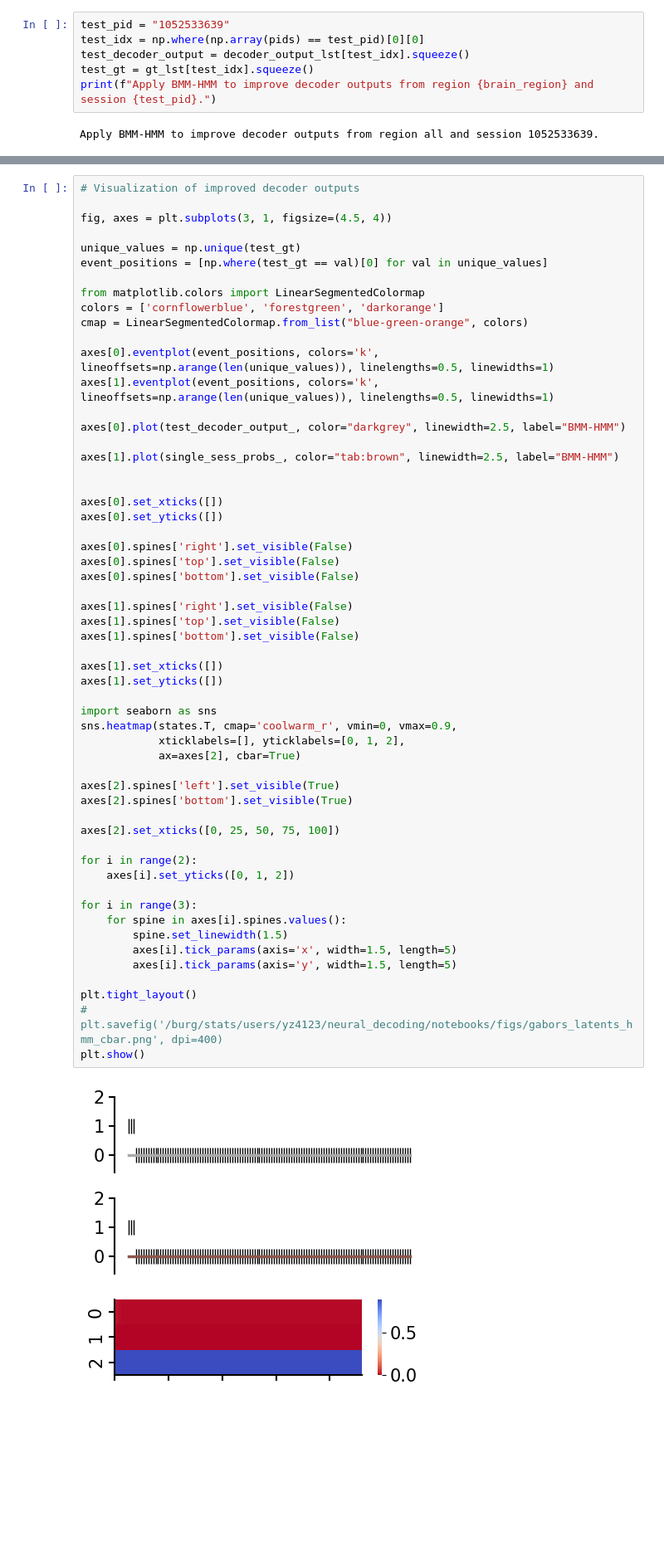
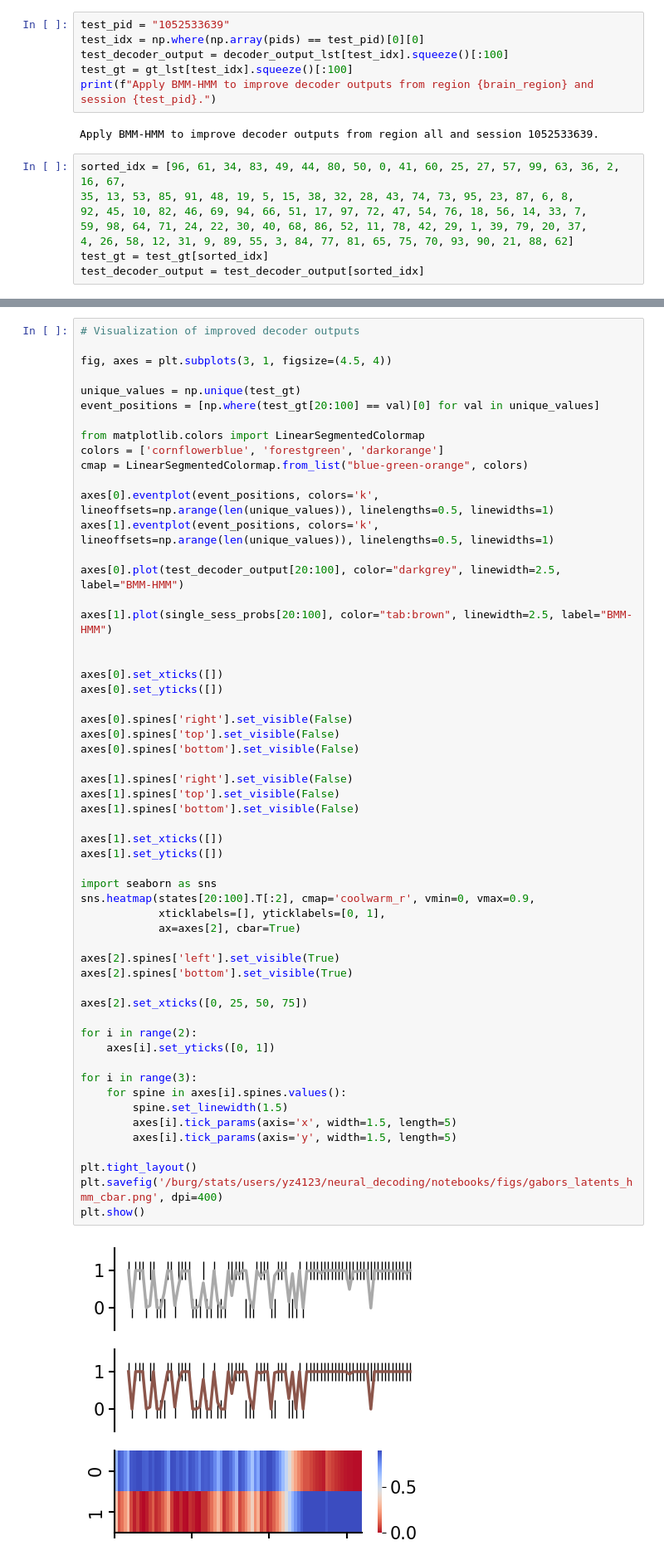
Before and after one commit to yzhang511/neural_decoding, a Jupyter notebook: notebooks/BMM-HMM-example.ipynb, the cells around one changed output, grey strips where cells are left out. Shown: that part at 83% size. Cells and saved outputs as stored; diff of their text form; blank space fills up the shorter version.

```diff
--- a/notebooks/BMM-HMM-example.ipynb
+++ b/notebooks/BMM-HMM-example.ipynb
@@ -64,11 +64,19 @@ This model learns parameters only from `decoder_output` in the test session.
 # %%
 test_pid = "1052533639"
 test_idx = np.where(np.array(pids) == test_pid)[0][0]
-test_decoder_output = decoder_output_lst[test_idx].squeeze()
-test_gt = gt_lst[test_idx].squeeze()
+test_decoder_output = decoder_output_lst[test_idx].squeeze()[:100]
+test_gt = gt_lst[test_idx].squeeze()[:100]
 print(f"Apply BMM-HMM to improve decoder outputs from region {brain_region} and session {test_pid}.")
 # %% [output]
 Apply BMM-HMM to improve decoder outputs from region all and session 1052533639.
+# %%
+sorted_idx = [96, 61, 34, 83, 49, 44, 80, 50, 0, 41, 60, 25, 27, 57, 99, 63, 36, 2, 16, 67,
+35, 13, 53, 85, 91, 48, 19, 5, 15, 38, 32, 28, 43, 74, 73, 95, 23, 87, 6, 8,
+92, 45, 10, 82, 46, 69, 94, 66, 51, 17, 97, 72, 47, 54, 76, 18, 56, 14, 33, 7,
+59, 98, 64, 71, 24, 22, 30, 40, 68, 86, 52, 11, 78, 42, 29, 1, 39, 79, 20, 37,
+4, 26, 58, 12, 31, 9, 89, 55, 3, 84, 77, 81, 65, 75, 70, 93, 90, 21, 88, 62]
+test_gt = test_gt[sorted_idx]
+test_decoder_output = test_decoder_output[sorted_idx]
 # %%
 # Initialize BMM-HMM
 states = [0, 1, 2]
@@ -137,7 +159,7 @@ Improved decoding AUC (after single-session BMM-HMM):  0.9732142857142858
 fig, axes = plt.subplots(3, 1, figsize=(4.5, 4))
 
 unique_values = np.unique(test_gt)
-event_positions = [np.where(test_gt == val)[0] for val in unique_values]
+event_positions = [np.where(test_gt[20:100] == val)[0] for val in unique_values]
 
 from matplotlib.colors import LinearSegmentedColormap
 colors = ['cornflowerblue', 'forestgreen', 'darkorange']
@@ -146,9 +168,9 @@ cmap = LinearSegmentedColormap.from_list("blue-green-orange", colors)
 axes[0].eventplot(event_positions, colors='k', lineoffsets=np.arange(len(unique_values)), linelengths=0.5, linewidths=1)
 axes[1].eventplot(event_positions, colors='k', lineoffsets=np.arange(len(unique_values)), linelengths=0.5, linewidths=1)
 
-axes[0].plot(test_decoder_output_, color="darkgrey", linewidth=2.5, label="BMM-HMM")
+axes[0].plot(test_decoder_output[20:100], color="darkgrey", linewidth=2.5, label="BMM-HMM")
 
-axes[1].plot(single_sess_probs_, color="tab:brown", linewidth=2.5, label="BMM-HMM")
+axes[1].plot(single_sess_probs[20:100], color="tab:brown", linewidth=2.5, label="BMM-HMM")
 
 
 axes[0].set_xticks([])
@@ -156,39 +178,39 @@ axes[0].set_yticks([])
 
 axes[0].spines['right'].set_visible(False)
 axes[0].spines['top'].set_visible(False)
 axes[0].spines['bottom'].set_visible(False)
 
 axes[1].spines['right'].set_visible(False)
 axes[1].spines['top'].set_visible(False)
 axes[1].spines['bottom'].set_visible(False)
 
 axes[1].set_xticks([])
 axes[1].set_yticks([])
 
 import seaborn as sns
-sns.heatmap(states.T, cmap='coolwarm_r', vmin=0, vmax=0.9,
-            xticklabels=[], yticklabels=[0, 1, 2],
+sns.heatmap(states[20:100].T[:2], cmap='coolwarm_r', vmin=0, vmax=0.9,
+            xticklabels=[], yticklabels=[0, 1],
             ax=axes[2], cbar=True)
 
 axes[2].spines['left'].set_visible(True)
 axes[2].spines['bottom'].set_visible(True)
 
-axes[2].set_xticks([0, 25, 50, 75, 100])
+axes[2].set_xticks([0, 25, 50, 75])
 
 for i in range(2):
-    axes[i].set_yticks([0, 1, 2])
+    axes[i].set_yticks([0, 1])
 
 for i in range(3):
     for spine in axes[i].spines.values():
         spine.set_linewidth(1.5)
         axes[i].tick_params(axis='x', width=1.5, length=5)
         axes[i].tick_params(axis='y', width=1.5, length=5)
 
 plt.tight_layout()
-# plt.savefig('/burg/stats/users/yz4123/neural_decoding/notebooks/figs/gabors_latents_hmm_cbar.png', dpi=400)
+plt.savefig('/burg/stats/users/yz4123/neural_decoding/notebooks/figs/gabors_latents_hmm_cbar.png', dpi=400)
 plt.show()
 # %% [output]
-[figure, old version]
+[figure, new version]
 # %% [markdown]
 #### Multi-Session BMM-HMM
 This model learns parameters from `gt` in multiple training sessions and then uses such empirical prior information to fit a new BMM-HMM on `decoder_output` in the test session for inference.
```
Also changed, not shown: parts of 3 cells of this notebook, 3 other files.
